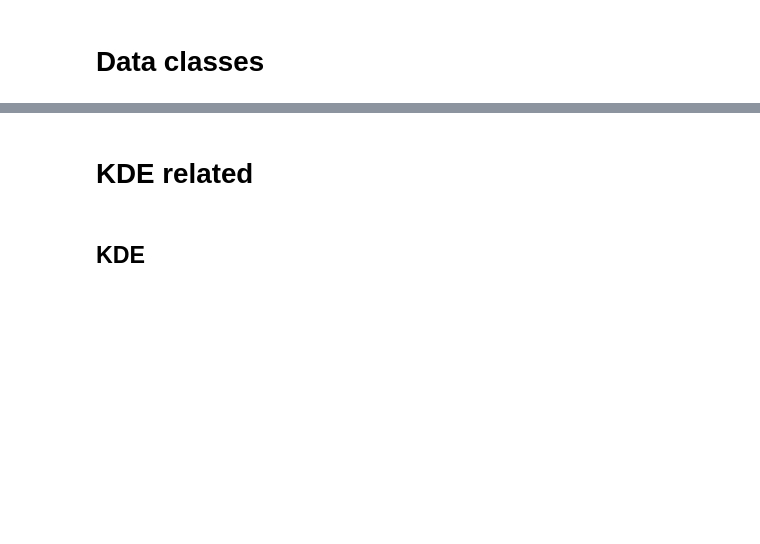
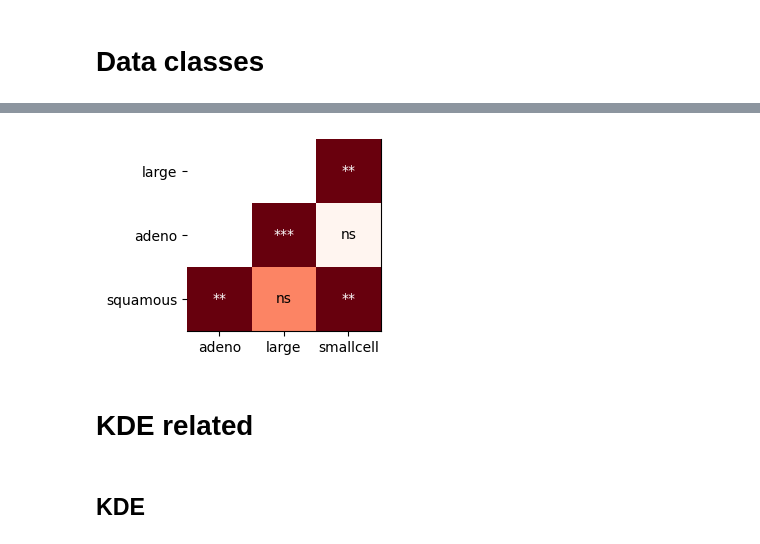
Before and after one commit to fossbert/Python_Packages, a Jupyter notebook: Dev_cbviz.ipynb, the cells around one changed output, grey strips where cells are left out. Drawn from its saved outputs; the diff is of its cells as text; code cells hidden in the pictures; blank space fills up the shorter version.

```diff
--- a/Dev_cbviz.ipynb
+++ b/Dev_cbviz.ipynb
@@ -36,3 +130,9 @@ DataMix(df)
+# %%
+fig, ax = plt.subplots(figsize=(2.5,2.5))
+
+kme.heatmap_pairwise_logranks(ax=ax, fontsize="medium")
+# %% [output]
+[figure, added]
 # %% [markdown]
 # KDE related
 # %% [markdown]
```
Also changed, not shown: parts of 51 cells of this notebook, 5 other files.
